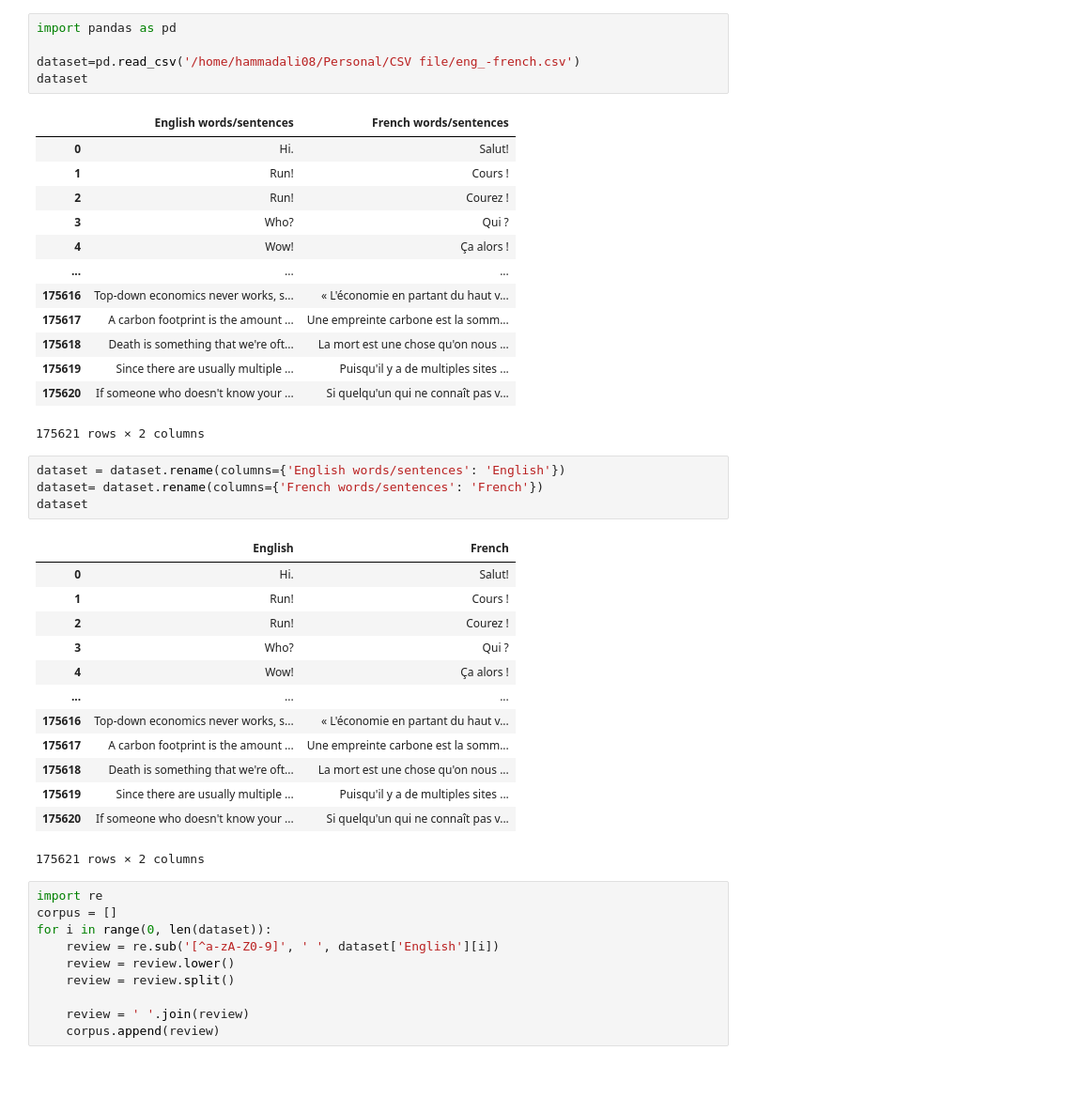
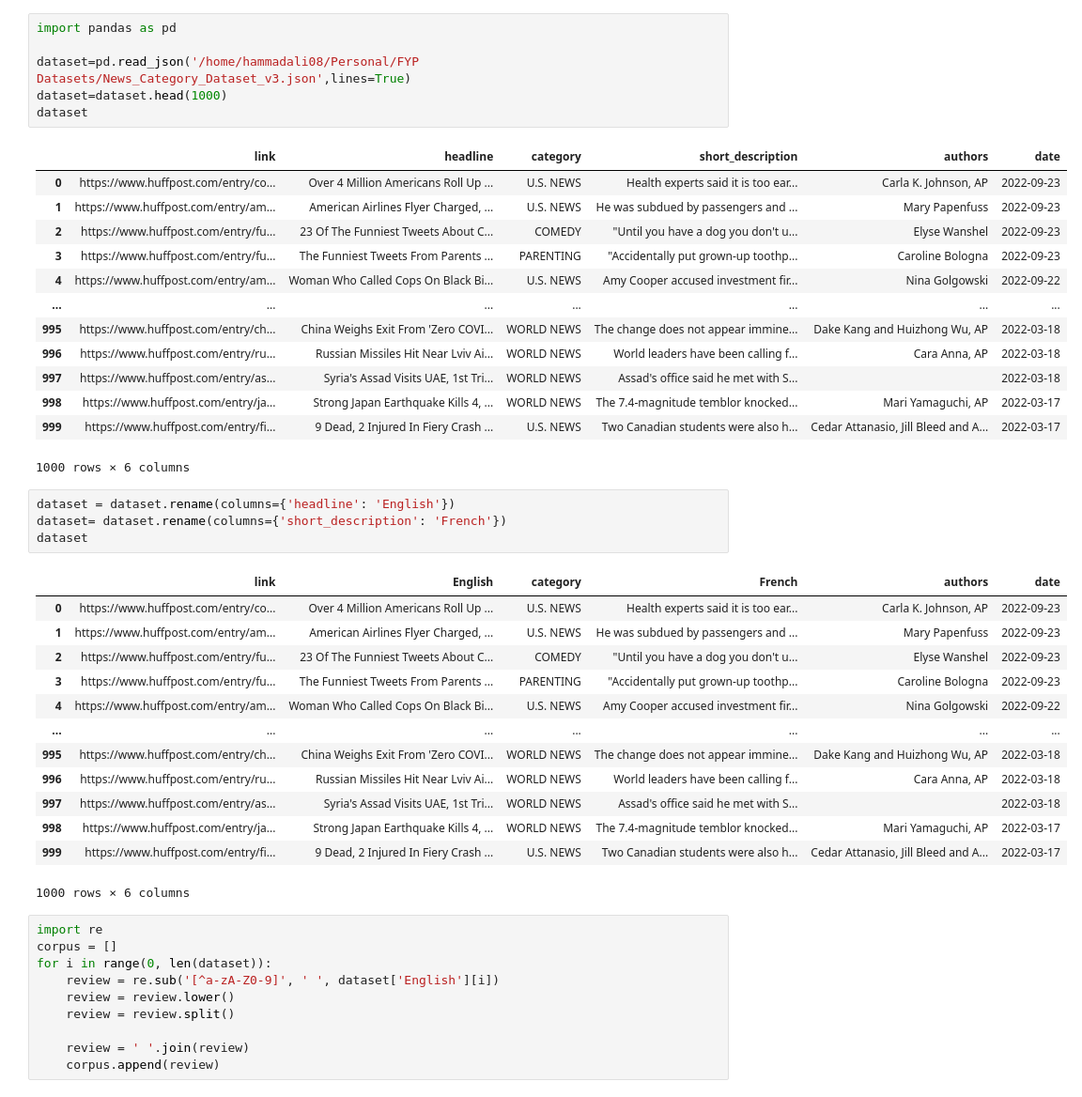
Before and after one commit to HammadAli08/Python-Toolbox, a Jupyter notebook: NLP/Encoder-Decoder.ipynb, the cells around one changed output. Shown at 94% size. Cells and saved outputs as stored; diff of their text form.

```diff
--- a/NLP/Encoder-Decoder.ipynb
+++ b/NLP/Encoder-Decoder.ipynb
@@ -1,40 +1,41 @@
 # %%
 import pandas as pd
 
-dataset=pd.read_csv('/home/hammadali08/Personal/CSV file/eng_-french.csv')
+dataset=pd.read_json('/home/hammadali08/Personal/FYP Datasets/News_Category_Dataset_v3.json',lines=True)
+dataset=dataset.head(1000)
 dataset
 # %% [output]
-|  | English words/sentences | French words/sentences |
-| 0 | Hi. | Salut! |
-| 1 | Run! | Cours ! |
-| 2 | Run! | Courez ! |
-| 3 | Who? | Qui ? |
-| 4 | Wow! | Ça alors ! |
-| ... | ... | ... |
-| 175616 | Top-down economics never works, s... | « L'économie en partant du haut v... |
-| 175617 | A carbon footprint is the amount ... | Une empreinte carbone est la somm... |
-| 175618 | Death is something that we're oft... | La mort est une chose qu'on nous ... |
-| 175619 | Since there are usually multiple ... | Puisqu'il y a de multiples sites ... |
-| 175620 | If someone who doesn't know your ... | Si quelqu'un qui ne connaît pas v... |
+|  | link | headline | category | short_description | authors | date |
+| 0 | https://www.huffpost.com/entry/co... | Over 4 Million Americans Roll Up ... | U.S. NEWS | Health experts said it is too ear... | Carla K. Johnson, AP | 2022-09-23 |
+| 1 | https://www.huffpost.com/entry/am... | American Airlines Flyer Charged, ... | U.S. NEWS | He was subdued by passengers and ... | Mary Papenfuss | 2022-09-23 |
+| 2 | https://www.huffpost.com/entry/fu... | 23 Of The Funniest Tweets About C... | COMEDY | "Until you have a dog you don't u... | Elyse Wanshel | 2022-09-23 |
+| 3 | https://www.huffpost.com/entry/fu... | The Funniest Tweets From Parents ... | PARENTING | "Accidentally put grown-up toothp... | Caroline Bologna | 2022-09-23 |
+| 4 | https://www.huffpost.com/entry/am... | Woman Who Called Cops On Black Bi... | U.S. NEWS | Amy Cooper accused investment fir... | Nina Golgowski | 2022-09-22 |
+| ... | ... | ... | ... | ... | ... | ... |
+| 995 | https://www.huffpost.com/entry/ch... | China Weighs Exit From 'Zero COVI... | WORLD NEWS | The change does not appear immine... | Dake Kang and Huizhong Wu, AP | 2022-03-18 |
+| 996 | https://www.huffpost.com/entry/ru... | Russian Missiles Hit Near Lviv Ai... | WORLD NEWS | World leaders have been calling f... | Cara Anna, AP | 2022-03-18 |
+| 997 | https://www.huffpost.com/entry/as... | Syria's Assad Visits UAE, 1st Tri... | WORLD NEWS | Assad's office said he met with S... |  | 2022-03-18 |
+| 998 | https://www.huffpost.com/entry/ja... | Strong Japan Earthquake Kills 4, ... | WORLD NEWS | The 7.4-magnitude temblor knocked... | Mari Yamaguchi, AP | 2022-03-17 |
+| 999 | https://www.huffpost.com/entry/fi... | 9 Dead, 2 Injured In Fiery Crash ... | U.S. NEWS | Two Canadian students were also h... | Cedar Attanasio, Jill Bleed and A... | 2022-03-17 |
-175621 rows × 2 columns
+1000 rows × 6 columns
 # %%
-dataset = dataset.rename(columns={'English words/sentences': 'English'})
-dataset= dataset.rename(columns={'French words/sentences': 'French'})
+dataset = dataset.rename(columns={'headline': 'English'})
+dataset= dataset.rename(columns={'short_description': 'French'})
 dataset
 # %% [output]
-|  | English | French |
-| 0 | Hi. | Salut! |
-| 1 | Run! | Cours ! |
-| 2 | Run! | Courez ! |
-| 3 | Who? | Qui ? |
-| 4 | Wow! | Ça alors ! |
-| ... | ... | ... |
-| 175616 | Top-down economics never works, s... | « L'économie en partant du haut v... |
-| 175617 | A carbon footprint is the amount ... | Une empreinte carbone est la somm... |
-| 175618 | Death is something that we're oft... | La mort est une chose qu'on nous ... |
-| 175619 | Since there are usually multiple ... | Puisqu'il y a de multiples sites ... |
-| 175620 | If someone who doesn't know your ... | Si quelqu'un qui ne connaît pas v... |
+|  | link | English | category | French | authors | date |
+| 0 | https://www.huffpost.com/entry/co... | Over 4 Million Americans Roll Up ... | U.S. NEWS | Health experts said it is too ear... | Carla K. Johnson, AP | 2022-09-23 |
+| 1 | https://www.huffpost.com/entry/am... | American Airlines Flyer Charged, ... | U.S. NEWS | He was subdued by passengers and ... | Mary Papenfuss | 2022-09-23 |
+| 2 | https://www.huffpost.com/entry/fu... | 23 Of The Funniest Tweets About C... | COMEDY | "Until you have a dog you don't u... | Elyse Wanshel | 2022-09-23 |
+| 3 | https://www.huffpost.com/entry/fu... | The Funniest Tweets From Parents ... | PARENTING | "Accidentally put grown-up toothp... | Caroline Bologna | 2022-09-23 |
+| 4 | https://www.huffpost.com/entry/am... | Woman Who Called Cops On Black Bi... | U.S. NEWS | Amy Cooper accused investment fir... | Nina Golgowski | 2022-09-22 |
+| ... | ... | ... | ... | ... | ... | ... |
+| 995 | https://www.huffpost.com/entry/ch... | China Weighs Exit From 'Zero COVI... | WORLD NEWS | The change does not appear immine... | Dake Kang and Huizhong Wu, AP | 2022-03-18 |
+| 996 | https://www.huffpost.com/entry/ru... | Russian Missiles Hit Near Lviv Ai... | WORLD NEWS | World leaders have been calling f... | Cara Anna, AP | 2022-03-18 |
+| 997 | https://www.huffpost.com/entry/as... | Syria's Assad Visits UAE, 1st Tri... | WORLD NEWS | Assad's office said he met with S... |  | 2022-03-18 |
+| 998 | https://www.huffpost.com/entry/ja... | Strong Japan Earthquake Kills 4, ... | WORLD NEWS | The 7.4-magnitude temblor knocked... | Mari Yamaguchi, AP | 2022-03-17 |
+| 999 | https://www.huffpost.com/entry/fi... | 9 Dead, 2 Injured In Fiery Crash ... | U.S. NEWS | Two Canadian students were also h... | Cedar Attanasio, Jill Bleed and A... | 2022-03-17 |
-175621 rows × 2 columns
+1000 rows × 6 columns
 # %%
 import re
 corpus = []
```
Also changed, not shown: parts of 24 cells of this notebook, 2 other files.
